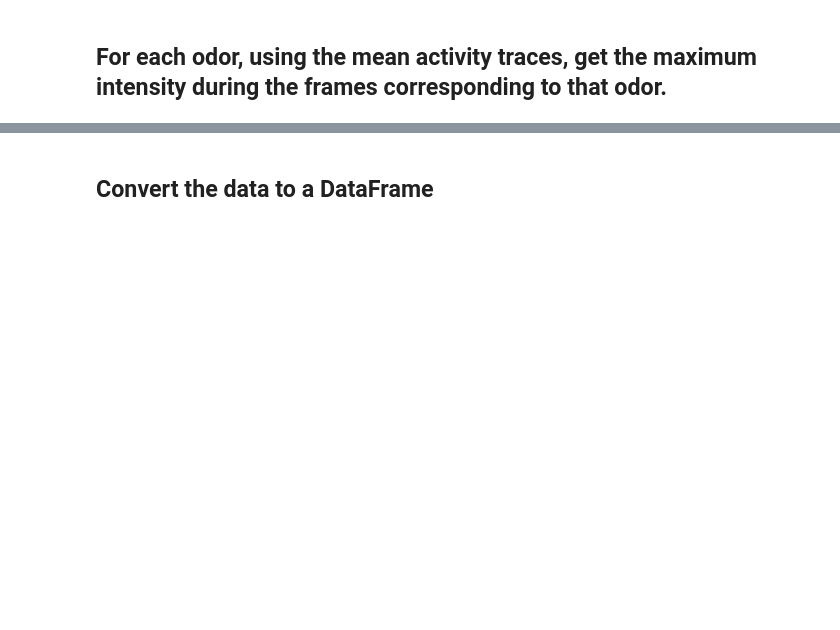
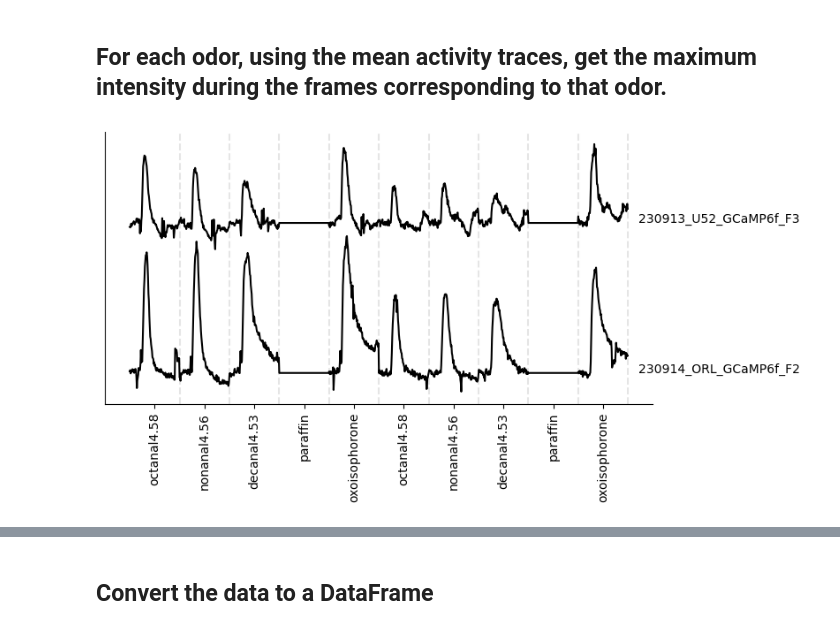
Before and after one commit to brian-arnold/whole_AL_segmentation, a Jupyter notebook: 01_segment_and_extract_traces.ipynb, the cells around one changed output, grey strips where cells are left out. Saved outputs shown, nothing was run; the diff lists cells and outputs as text; code cells hidden in the pictures; blank space fills up the shorter version.

```diff
--- a/01_segment_and_extract_traces.ipynb
+++ b/01_segment_and_extract_traces.ipynb
@@ -195,3 +173,33 @@ sns.despine()
 ## For each odor, using the mean activity traces, get the maximum intensity during the frames corresponding to that odor.
 # %%
 maxs_by_samp = fn.compute_max_responses(mean_activity_within_segment, odor_of_interest_indices, odor_list, odor_encodings, params['n_frames_to_analyze'])
+# %%
+
+
+mean_activity_within_segment_paraffin_subtracted = fn.subtract_paraffin_trace(mean_activity_within_segment, odor_of_interest_indices, odor_list, odor_encodings, params['n_frames_to_analyze'])
+# %%
+fig, axs = plt.subplots(1, 1, figsize=(8, 4))
+
+for i,samp in enumerate(mean_activity_within_segment_paraffin_subtracted):
+    plt.plot(mean_activity_within_segment_paraffin_subtracted[samp] + i*0.02, c='black')  # Offset each trace by i*3
+    # print sample name on the right
+    plt.text(len(mean_activity_within_segment_paraffin_subtracted[samp])*1.02, i*0.02, samp, color='black')
+
+# print the names of the odors on the x-axis
+odor_names = []
+positions = []
+for i,index in enumerate(odor_of_interest_indices):
+    odor_names.append(odor_encodings[odor_list[index]])
+    positions.append(i*params['n_frames_to_analyze'] + params['n_frames_to_analyze']/2)
+plt.xticks(positions, odor_names, rotation=90)
+
+# draw vertical lines to separate odors
+for i in range(len(odor_of_interest_indices)):
+    plt.axvline((i+1)*params['n_frames_to_analyze'], color="black", linestyle="--", alpha=0.1)
+
+plt.yticks([])
+# supress grid lines
+plt.grid(False)
+sns.despine()
+# %% [output]
+[figure, added]
```
Also changed, not shown: parts of 19 cells of this notebook, 18 other files.
